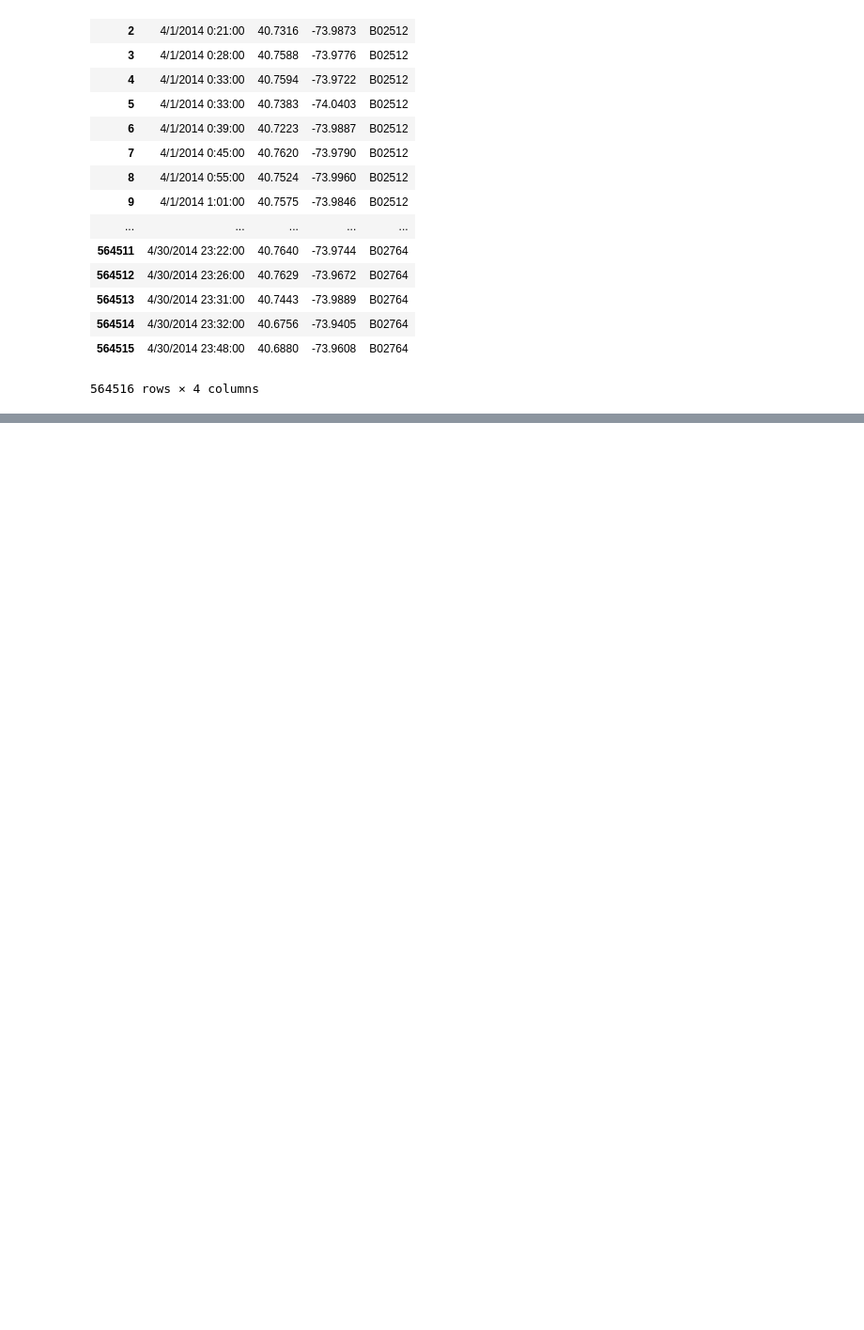
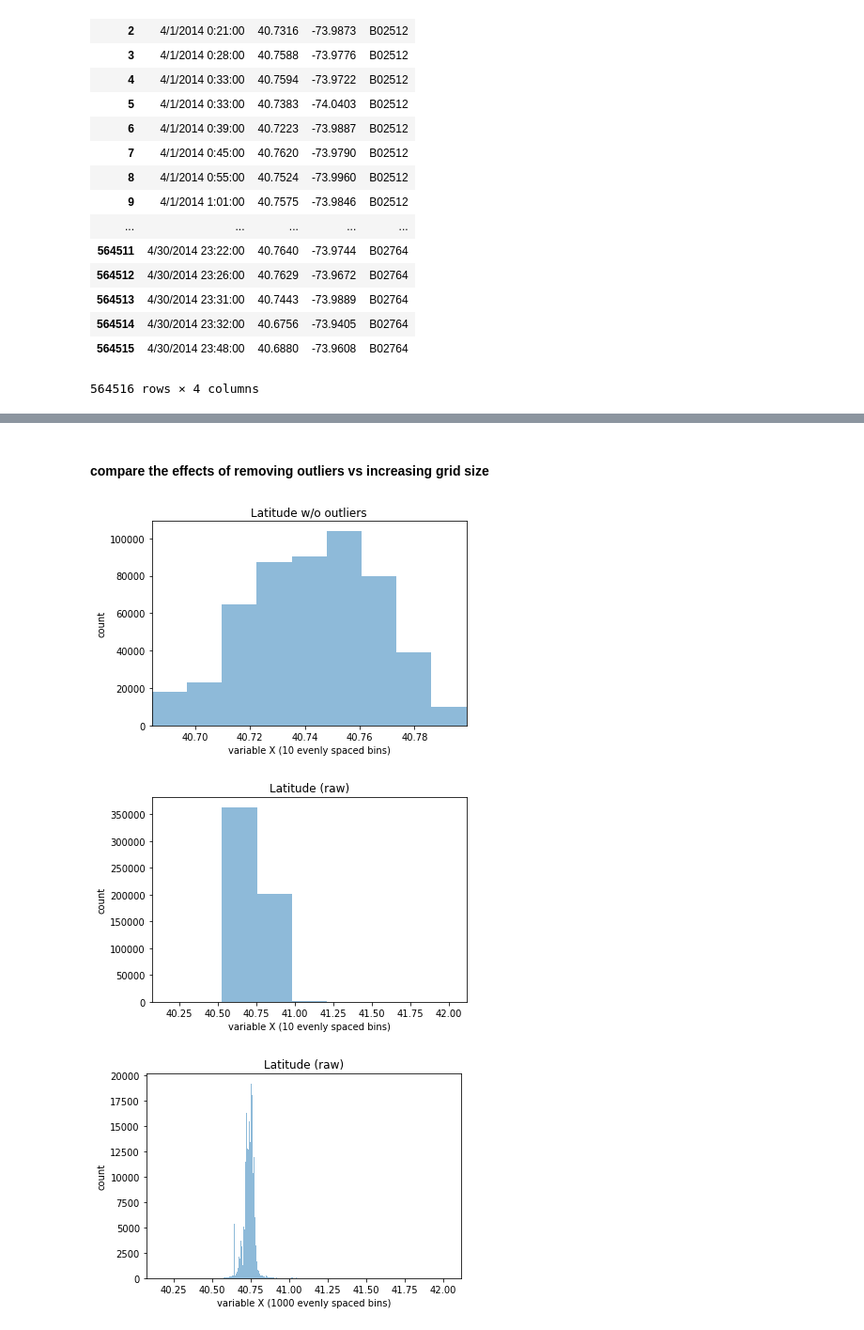
Before and after one commit to BisratM/NYC-Traffic-Analysis, a Jupyter notebook: parse_uber.ipynb, the cells around one changed output, grey strips where cells are left out. Shown: that part at 94% size. Drawn from its saved outputs; the diff is of its cells as text; code cells hidden in the pictures; blank space fills up the shorter version.

```diff
--- a/parse_uber.ipynb
+++ b/parse_uber.ipynb
@@ -81,0 +98,38 @@ nx.draw(G, pos_mapping)
+# %%
+# generate histogram for lat/long. coordinates to see the spread
+def plotHist(x, bin_size, title):
+    bins = np.linspace(min(x),
+                       max(x),
+                       bin_size) # fixed number of bins
+    plt.xlim([min(x), max(x)])
+
+    plt.hist(x, bins=bins, alpha=0.5)
+    plt.title(title)
+    plt.xlabel('variable X (' + str(bin_size) + ' evenly spaced bins)')
+    plt.ylabel('count')
+
+    plt.show()
+# %%
+# remove outliers
+def removeOutliers(x, outlierConstant):
+    a = np.array(x)
+    upper_quartile = np.percentile(a, 75)
+    lower_quartile = np.percentile(a, 25)
+    IQR = (upper_quartile - lower_quartile) * outlierConstant
+    quartileSet = (lower_quartile - IQR, upper_quartile + IQR)
+    resultList = []
+    for y in a.tolist():
+        if y >= quartileSet[0] and y <= quartileSet[1]:
+            resultList.append(y)
+    return resultList
+# %% [markdown]
+#### compare the effects of removing outliers vs increasing grid size
+# %%
+lat_strip = removeOutliers(lat, 1)
+plotHist(lat_strip, 10, 'Latitude w/o outliers')
+plotHist(lat, 10, 'Latitude (raw)')
+plotHist(lat, 1000, 'Latitude (raw)')
+# %% [output]
+[figure, added]
+[figure, added]
+[figure, added]
```
Also changed, not shown: parts of 15 cells of this notebook, 9 other files.
